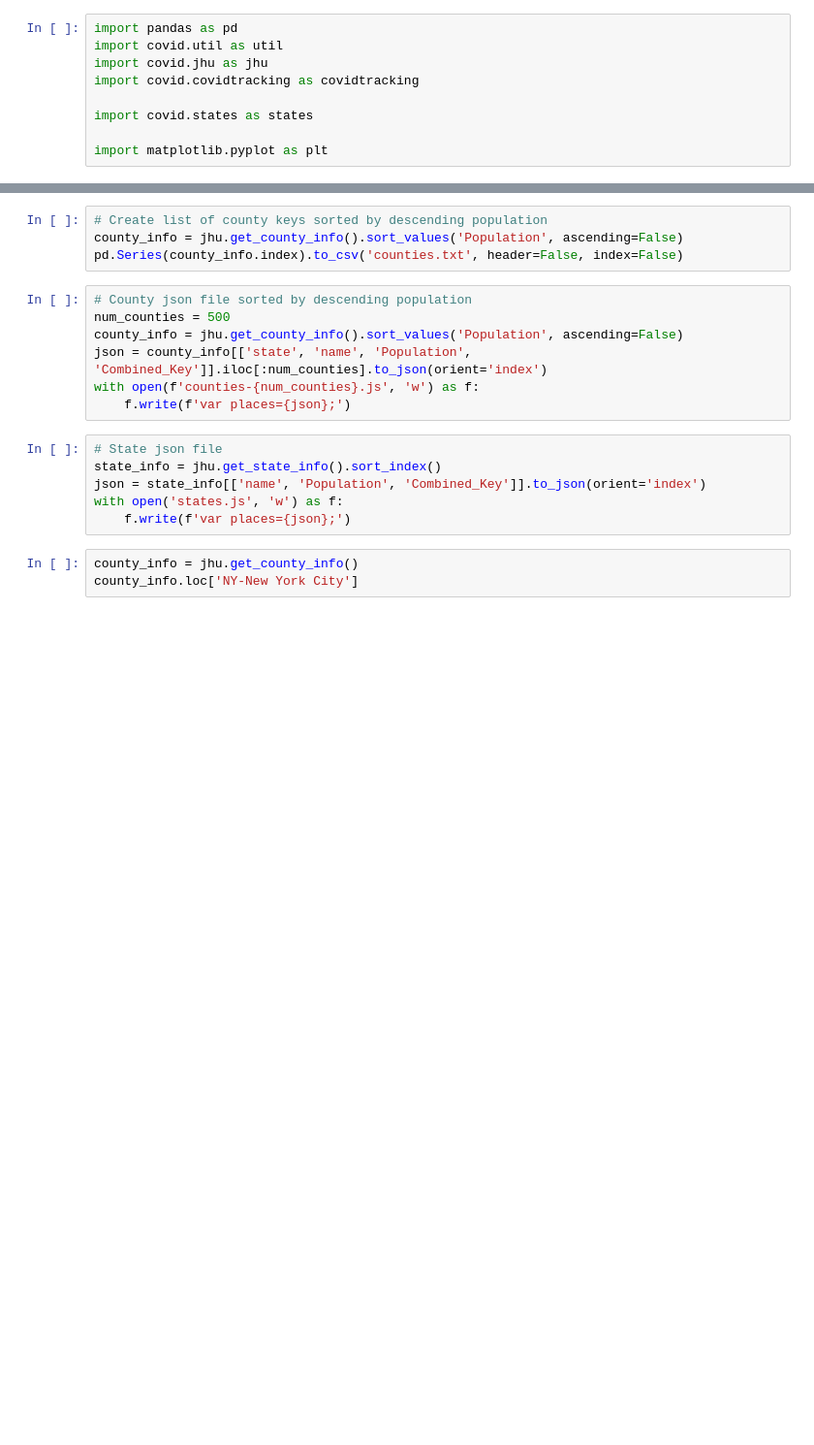
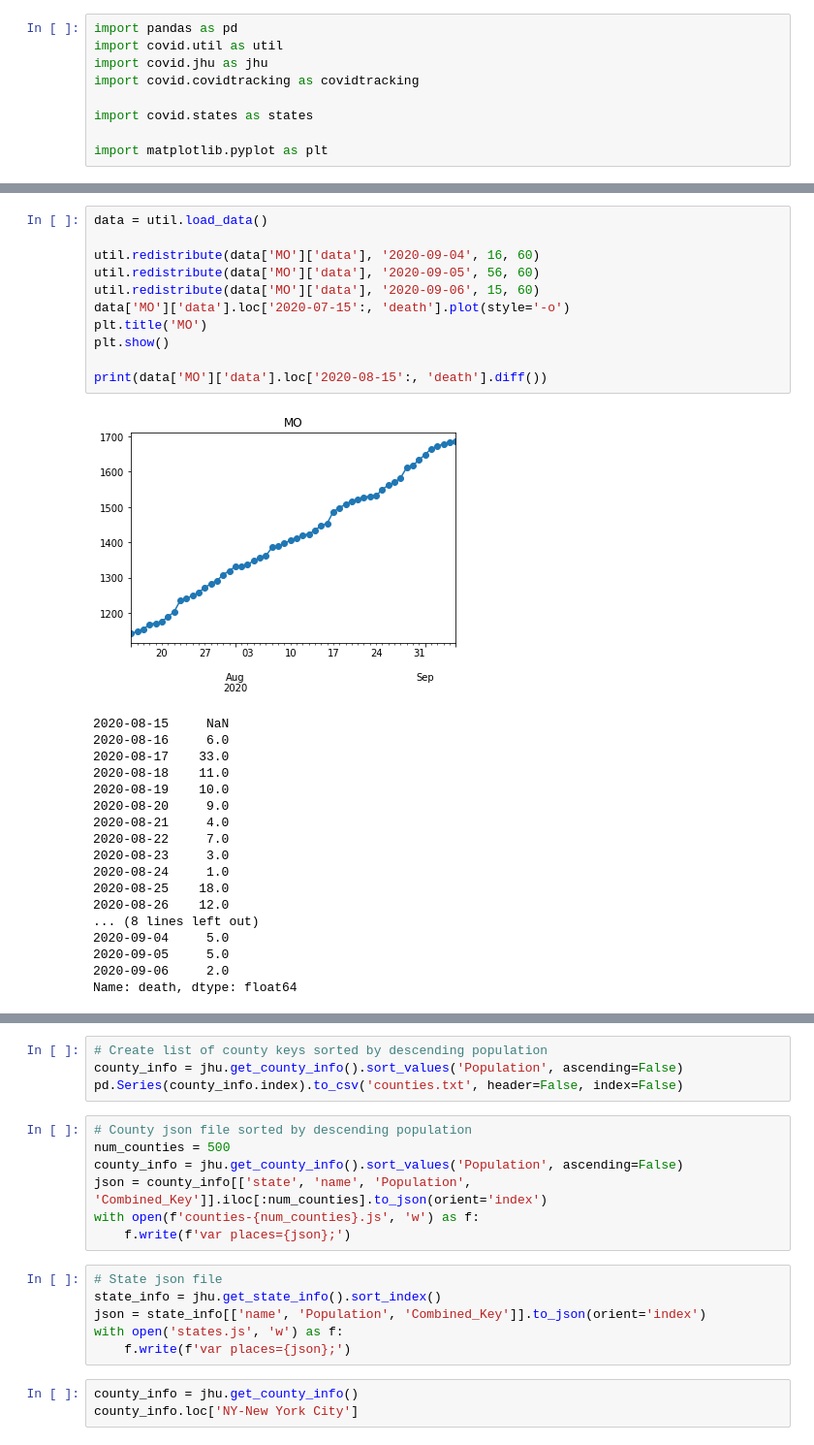
Before and after one commit to dsheldon/covid, a Jupyter notebook: scratch/JHU Data.ipynb, the cells around one changed output, grey strips where cells are left out. Shown at 97% size. Cells and saved outputs as stored; diff of their text form; blank space fills up the shorter version.

```diff
--- a/scratch/JHU Data.ipynb
+++ b/scratch/JHU Data.ipynb
@@ -32,3 +86,33 @@ plt.show()
+# %%
+data = util.load_data()
+
+util.redistribute(data['MO']['data'], '2020-09-04', 16, 60)
+util.redistribute(data['MO']['data'], '2020-09-05', 56, 60)
+util.redistribute(data['MO']['data'], '2020-09-06', 15, 60)
+data['MO']['data'].loc['2020-07-15':, 'death'].plot(style='-o')
+plt.title('MO')
+plt.show()
+
+print(data['MO']['data'].loc['2020-08-15':, 'death'].diff())
+# %% [output]
+[figure, added]
+2020-08-15     NaN
+2020-08-16     6.0
+2020-08-17    33.0
+2020-08-18    11.0
+2020-08-19    10.0
+2020-08-20     9.0
+2020-08-21     4.0
+2020-08-22     7.0
+2020-08-23     3.0
+2020-08-24     1.0
+2020-08-25    18.0
+2020-08-26    12.0
+... (8 lines left out)
+2020-09-04     5.0
+2020-09-05     5.0
+2020-09-06     2.0
+Name: death, dtype: float64
 # %%
 # Redistributing data
 
```
Also changed, not shown: parts of 6 cells of this notebook, 2 other files.
